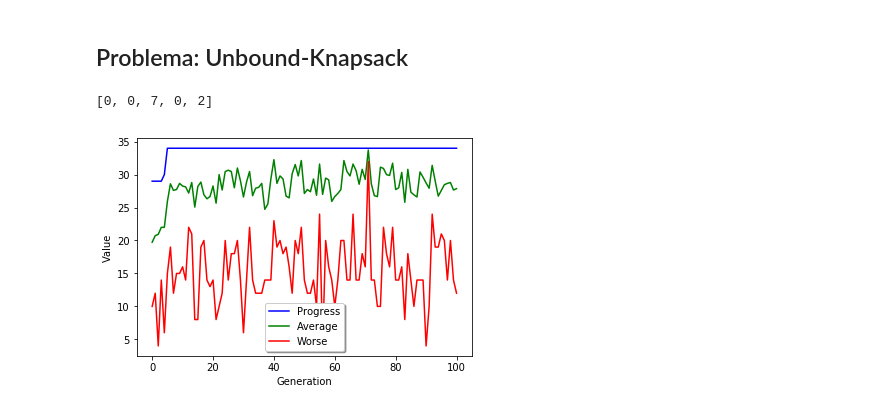
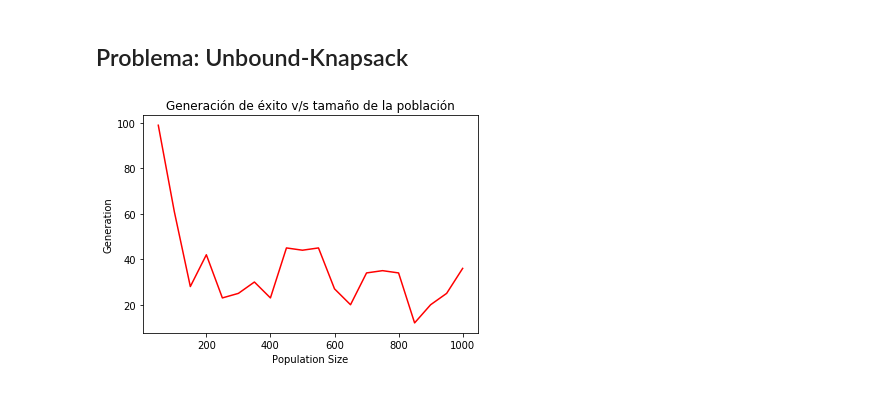
Before and after one commit to vicho08/CC5114, a Jupyter notebook: tarea2/Tarea2_CC5114.ipynb, the cells around one changed output. Saved outputs shown, nothing was run; the diff lists cells and outputs as text; code cells hidden in the pictures.

```diff
--- a/tarea2/Tarea2_CC5114.ipynb
+++ b/tarea2/Tarea2_CC5114.ipynb
@@ -354,6 +349,23 @@ def genetic_algorithm_unbound(pop_size, fitness, generate_gen, generate_ind, eli
   plt.show()
 # %%
-genetic_algorithm_unbound(pop_size=15, fitness=fitness_items, generate_gen=generate_count,generate_ind= generate_combination, elite=5, mutationRate=0.1, generations=100, goal="None")
+#genetic_algorithm_unbound(pop_size=15, fitness=fitness_items, generate_gen=generate_count,generate_ind= generate_combination, elite=5, mutationRate=0.1, generations=100, goal="None")
-# %% [output]
-[0, 0, 7, 0, 2]
-[figure, removed]
+# %%
+def heatmap():
+  i = 50
+  size = []
+  generations = []
+  while(i <= 1000):
+    size.append(i)
+    generations.append(genetic_algorithm(pop_size=i, fitness=fitness, generate_gen=generate_char, generate_ind=generate_word, elite=10, mutationRate=0.15, generations=200, goal= "helloworld", heatmap=True))
+    i += 50
+
+  plt.plot(size, generations,color='r', label='Tiempo')
+  plt.ylabel('Generation')
+  plt.xlabel('Population Size')
+  plt.title("Generación de éxito v/s tamaño de la población")
+
+  plt.show()
+# %%
+heatmap()
+# %% [output]
+[figure, added]
```
Also changed, not shown: parts of 9 cells of this notebook, 2 other files.
